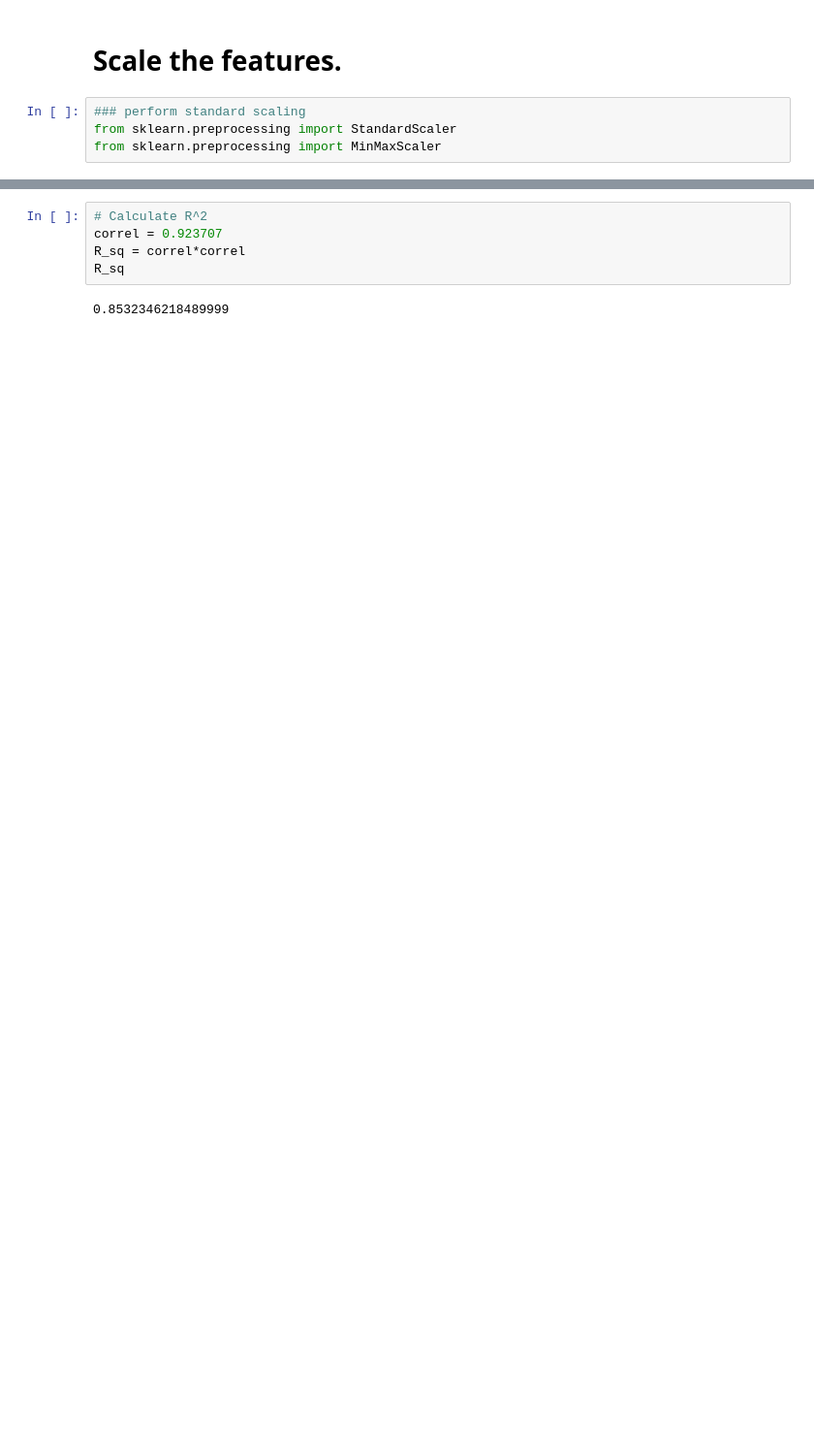
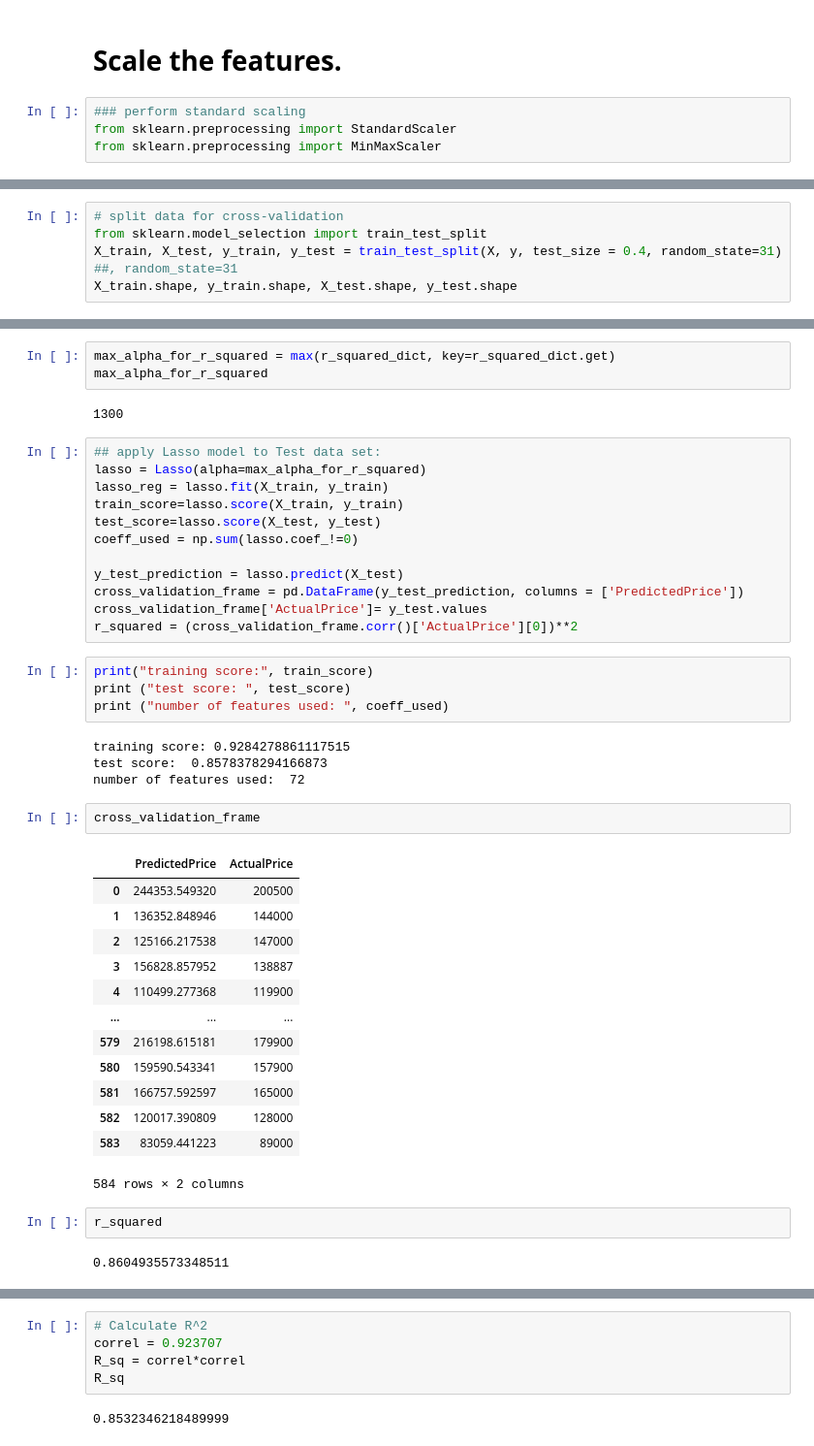
Before and after one commit to cgoeser1/MSDS422_course_assignments, a Jupyter notebook: AmesHousing(2021OCT10).ipynb, the cells around one changed output, grey strips where cells are left out. Shown at 97% size. Saved outputs shown, nothing was run; the diff lists cells and outputs as text; blank space fills up the shorter version.

```diff
--- a/AmesHousing(2021OCT10).ipynb
+++ b/AmesHousing(2021OCT10).ipynb
@@ -519,0 +433,5 @@ cross_val_df.corr()
+# %%
+# split data for cross-validation
+from sklearn.model_selection import train_test_split
+X_train, X_test, y_train, y_test = train_test_split(X, y, test_size = 0.4, random_state=31) ##, random_state=31
+X_train.shape, y_train.shape, X_test.shape, y_test.shape
@@ -519,0 +629,45 @@ cross_val_df.corr()
+# %%
+max_alpha_for_r_squared = max(r_squared_dict, key=r_squared_dict.get)
+max_alpha_for_r_squared
+# %% [output]
+1300
+# %%
+## apply Lasso model to Test data set:
+lasso = Lasso(alpha=max_alpha_for_r_squared)
+lasso_reg = lasso.fit(X_train, y_train)
+train_score=lasso.score(X_train, y_train)
+test_score=lasso.score(X_test, y_test)
+coeff_used = np.sum(lasso.coef_!=0)
+
+y_test_prediction = lasso.predict(X_test)
+cross_validation_frame = pd.DataFrame(y_test_prediction, columns = ['PredictedPrice'])
+cross_validation_frame['ActualPrice']= y_test.values
+r_squared = (cross_validation_frame.corr()['ActualPrice'][0])**2
+# %%
+print("training score:", train_score)
+print ("test score: ", test_score)
+print ("number of features used: ", coeff_used)
+# %% [output]
+training score: 0.9284278861117515
+test score:  0.8578378294166873
+number of features used:  72
+# %%
+cross_validation_frame
+# %% [output]
+|  | PredictedPrice | ActualPrice |
+| 0 | 244353.549320 | 200500 |
+| 1 | 136352.848946 | 144000 |
+| 2 | 125166.217538 | 147000 |
+| 3 | 156828.857952 | 138887 |
+| 4 | 110499.277368 | 119900 |
+| ... | ... | ... |
+| 579 | 216198.615181 | 179900 |
+| 580 | 159590.543341 | 157900 |
+| 581 | 166757.592597 | 165000 |
+| 582 | 120017.390809 | 128000 |
+| 583 | 83059.441223 | 89000 |
+584 rows × 2 columns
+# %%
+r_squared
+# %% [output]
+0.8604935573348511
```
Also changed, not shown: parts of 91 cells of this notebook.
